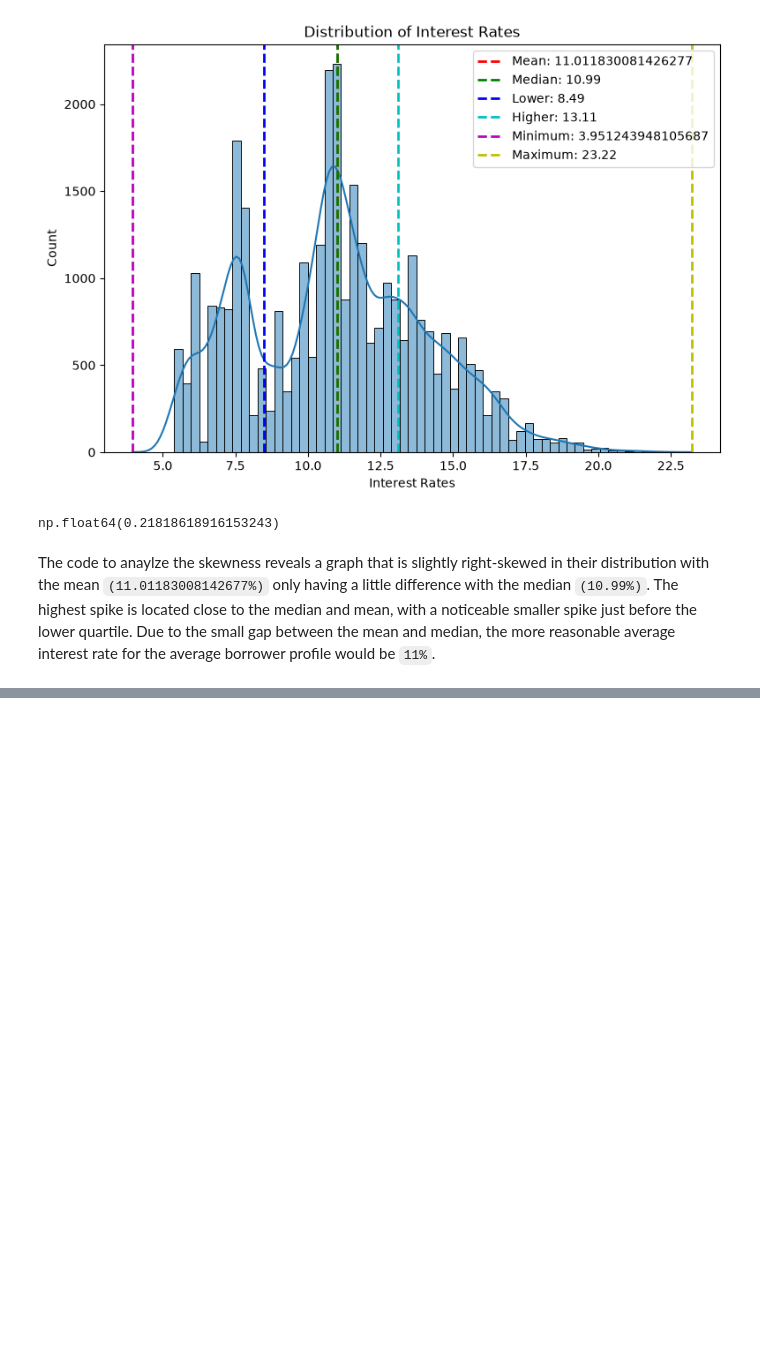
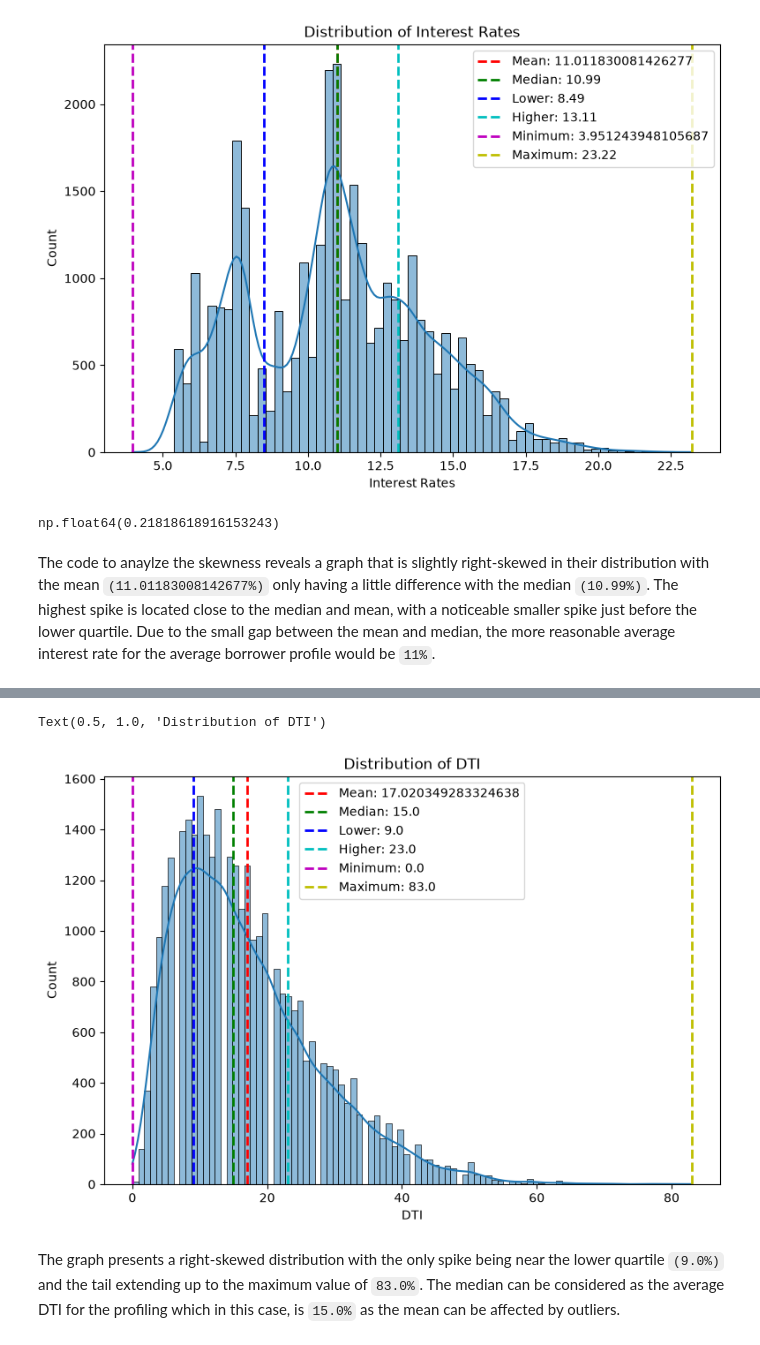
Before and after one commit to Lastlight10/credit_load_risk_data_analysis, a Jupyter notebook: 2_data_analysis_exploration.ipynb, the cells around one changed output, grey strips where cells are left out. Cells and saved outputs as stored; diff of their text form; code cells hidden in the pictures; blank space fills up the shorter version.

```diff
--- a/2_data_analysis_exploration.ipynb
+++ b/2_data_analysis_exploration.ipynb
@@ -704,0 +740,4 @@ The bar chart shows that the home ownership with the highest average of income i
+# %%
+dtis = pd.read_csv('cleaned_data/cleaned_loan_percent_income.csv')
+dtis.info()
+dtis.describe()
@@ -704,0 +762,11 @@ The bar chart shows that the home ownership with the highest average of income i
+# %%
+#Rename axis and column
+dtis = dtis.rename_axis('Count')
+dtis = dtis.rename(columns={'Clean_loan_percent_income':'Percent'})
+
+dtis_percent = dtis.copy() # Copy datafrane
+dtis_percent['Percent'] = dtis_percent['Percent'] * 100 # Multiply the values by 100
+
+# Get info and summary
+dtis_percent.info()
+dtis_percent.describe()
@@ -704,0 +791,28 @@ The bar chart shows that the home ownership with the highest average of income i
+# %%
+fig, ax = plt.subplots(figsize=(9,6))
+
+mean_val = dtis_percent['Percent'].mean()
+median_val = dtis_percent['Percent'].median()
+lower_val = dtis_percent['Percent'].quantile(0.25)
+higher_val = dtis_percent['Percent'].quantile(0.75)
+
+min_val = dtis_percent['Percent'].min()
+max_val = dtis_percent['Percent'].max()
+
+dti_chart = sb.histplot(dtis_percent, x='Percent', bins='fd', kde=True, stat='count')
+
+dti_chart.axvline(mean_val, color='r', linestyle='--', linewidth='2', label = f'Mean: {mean_val}')
+dti_chart.axvline(median_val, color='g', linestyle='--', linewidth='2', label = f'Median: {median_val}')
+dti_chart.axvline(lower_val, color='b', linestyle='--', linewidth='2', label = f'Lower: {lower_val}')
+dti_chart.axvline(higher_val, color='c', linestyle='--', linewidth='2', label = f'Higher: {higher_val}')
+dti_chart.axvline(min_val, color='m', linestyle='--', linewidth='2', label = f'Minimum: {min_val}')
+dti_chart.axvline(max_val, color='y', linestyle='--', linewidth='2', label = f'Maximum: {max_val}')
+
+dti_chart.legend()
+dti_chart.set_xlabel('DTI')
+dti_chart.set_title('Distribution of DTI')
+# %% [output]
+Text(0.5, 1.0, 'Distribution of DTI')
+[figure, added]
+# %% [markdown]
+The graph presents a right-skewed distribution with the only spike being near the lower quartile `(9.0%)` and the tail extending up to the maximum value of `83.0%`. The median can be considered as the average DTI for the profiling which in this case, is `15.0%` as the mean can be affected by outliers.
```
Also changed, not shown: parts of 24 cells of this notebook, 1 other file.
